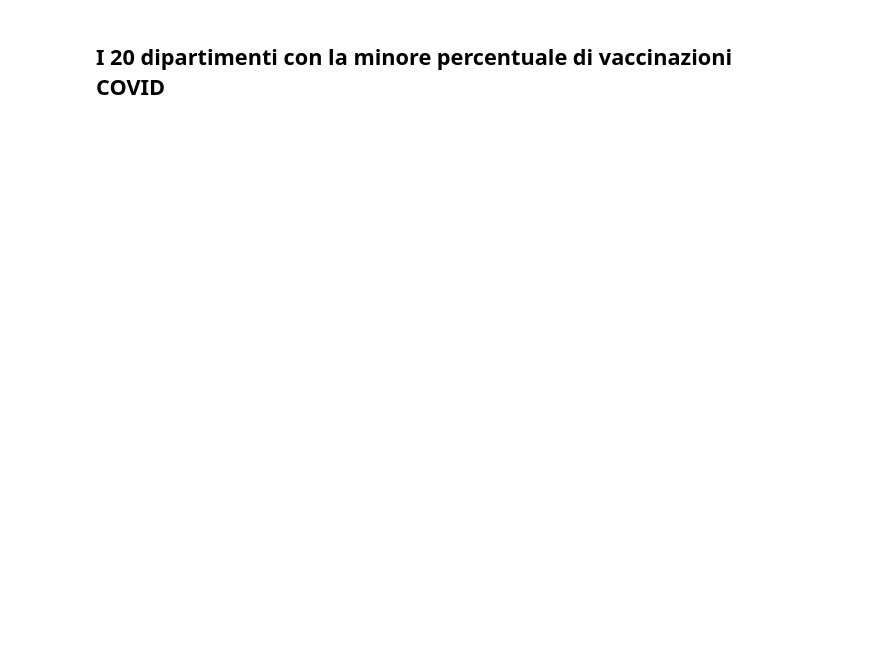
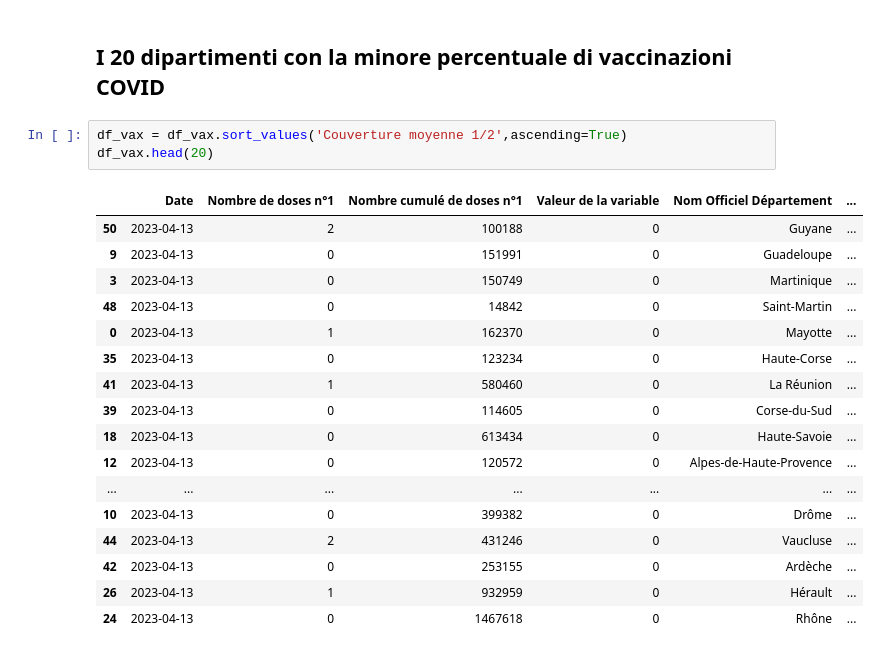
Before and after one commit to manuelecapece/FrenchElectionDataAnalysis, a Jupyter notebook: QueryGianfrancoCanora.ipynb, the cells around one changed output. Drawn from its saved outputs; the diff is of its cells as text; blank space fills up the shorter version.

```diff
--- a/QueryGianfrancoCanora.ipynb
+++ b/QueryGianfrancoCanora.ipynb
@@ -82,2 +149,23 @@ df_job.head(20)
 # %% [markdown]
 ## I 20 dipartimenti con la minore percentuale di vaccinazioni COVID
+# %%
+df_vax = df_vax.sort_values('Couverture moyenne 1/2',ascending=True)
+df_vax.head(20)
+# %% [output]
+|  | Date | Nombre de doses n°1 | Nombre cumulé de doses n°1 | Valeur de la variable | Nom Officiel Département | ... |
+| 50 | 2023-04-13 | 2 | 100188 | 0 | Guyane | ... |
+| 9 | 2023-04-13 | 0 | 151991 | 0 | Guadeloupe | ... |
+| 3 | 2023-04-13 | 0 | 150749 | 0 | Martinique | ... |
+| 48 | 2023-04-13 | 0 | 14842 | 0 | Saint-Martin | ... |
+| 0 | 2023-04-13 | 1 | 162370 | 0 | Mayotte | ... |
+| 35 | 2023-04-13 | 0 | 123234 | 0 | Haute-Corse | ... |
+| 41 | 2023-04-13 | 1 | 580460 | 0 | La Réunion | ... |
+| 39 | 2023-04-13 | 0 | 114605 | 0 | Corse-du-Sud | ... |
+| 18 | 2023-04-13 | 0 | 613434 | 0 | Haute-Savoie | ... |
+| 12 | 2023-04-13 | 0 | 120572 | 0 | Alpes-de-Haute-Provence | ... |
+| ... | ... | ... | ... | ... | ... | ... |
+| 10 | 2023-04-13 | 0 | 399382 | 0 | Drôme | ... |
+| 44 | 2023-04-13 | 2 | 431246 | 0 | Vaucluse | ... |
+| 42 | 2023-04-13 | 0 | 253155 | 0 | Ardèche | ... |
+| 26 | 2023-04-13 | 1 | 932959 | 0 | Hérault | ... |
+| 24 | 2023-04-13 | 0 | 1467618 | 0 | Rhône | ... |
```
Also changed, not shown: parts of 10 cells of this notebook.
